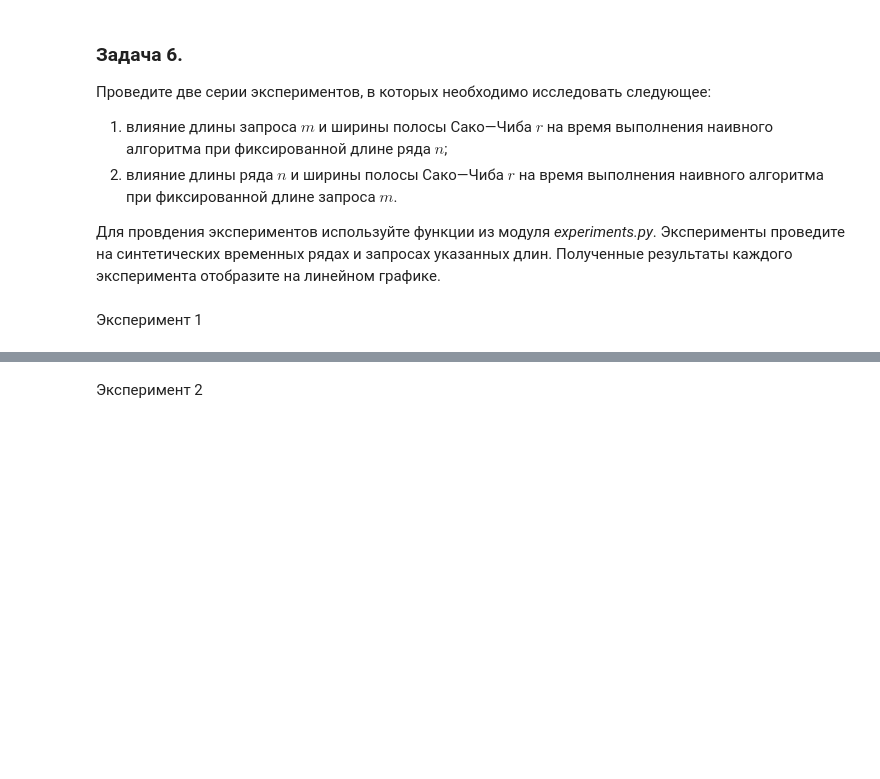
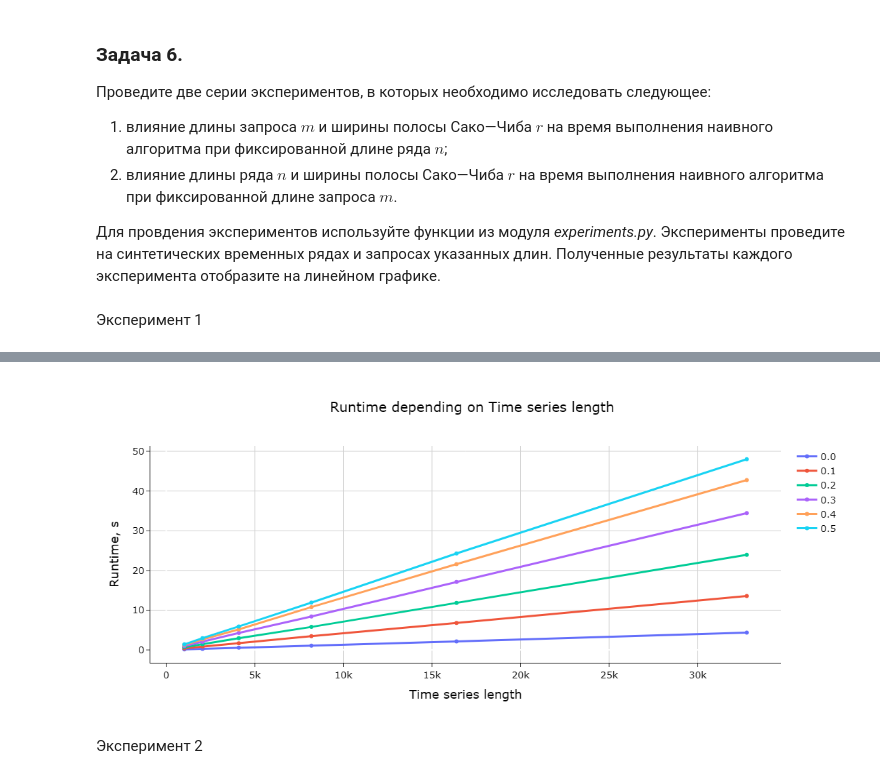
Before and after one commit to SlunKing/2025-Sukhorukov-TimeSeriesCourse, a Jupyter notebook: practice/02 Similarity search/02 Similarity search.ipynb, the cells around one changed output, grey strips where cells are left out. Saved outputs shown, nothing was run; the diff lists cells and outputs as text; code cells hidden in the pictures; blank space fills up the shorter version.

```diff
--- a/practice/02 Similarity search/02 Similarity search.ipynb
+++ b/practice/02 Similarity search/02 Similarity search.ipynb
@@ -511,7 +579,7 @@ algorithm = 'naive'
 algorithm_params = {
     'topK': 3,
     'excl_zone_frac': 1,
-    'is_normalize': True,
+    'normalize': True,
 }
 
 n_list = [2**10, 2**11, 2**12, 2**13, 2**14, 2**15] # lengths of time series
@@ -533,4 +601,18 @@ task = 'best_match'
 # generate set of time series and query
 # run experiments for measurement of algorithm runtimes
 
-# INSERT YOUR CODE
+from modules.experiments import run_experiment, visualize_plot_times
+
+# Эксперимент 1: влияние длины ряда n и ширины полосы r
+print("ЭКСПЕРИМЕНТ 1: ВЛИЯНИЕ ДЛИНЫ РЯДА И ШИРИНЫ ПОЛОСЫ")
+
+# Генерируем данные для эксперимента 1
+for n in n_list:
+    exp1_data['ts'][str(n)] = random_walk(n)
+exp1_data['query'][str(m)] = random_walk(m)
+
+# Запускаем эксперимент 1
+exp1_times = run_experiment(algorithm, task, exp1_data, exp1_params, algorithm_params_fixed)
+
+print("Результаты эксперимента 1:")
+print(f"Время выполнения: {exp1_times}")
@@ -537,8 +628,10 @@ task = 'best_match'
 # %%
 # visualize plot with results of experiment
 comparison_param = np.array(r_list)
 
-# INSERT YOUR CODE
+visualize_plot_times(exp1_times, comparison_param, exp1_params)
+# %% [output]
+[figure, added]
 # %% [markdown]
 Эксперимент 2
 # %%
```
Also changed, not shown: parts of 11 cells of this notebook.
